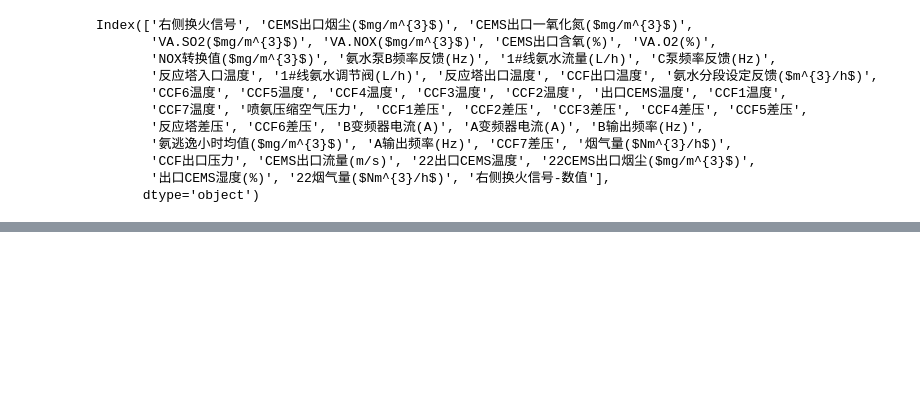
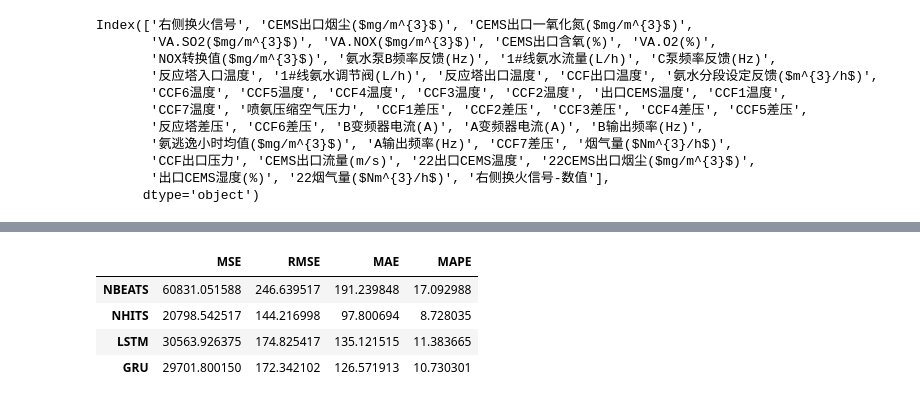
Before and after one commit to silent780/forecast_NO_emisson, a Jupyter notebook: nuraFT.ipynb, the cells around one changed output, grey strips where cells are left out. Cells and saved outputs as stored; diff of their text form; code cells hidden in the pictures; blank space fills up the shorter version.

```diff
--- a/nuraFT.ipynb
+++ b/nuraFT.ipynb
@@ -147,0 +240,18 @@ ax.grid()
+# %%
+def get_model_name(Y_hat_df):
+    columns = Y_hat_df.columns
+    model_names = []
+    for column in columns:
+        if column.isupper():
+            model_names.append(column)
+    return model_names
+
+Y_hat_org = Y_hat_df.dropna()
+all_model_result = {}
+for model_name in get_model_name(Y_hat_df):
+    y_true = Y_hat_org['y']
+    y_pred = Y_hat_org[model_name]
+    model_evaluate_result = evaluate_forecast(y_true[:2110], y_pred)
+    all_model_result[model_name] = deepcopy(model_evaluate_result)
+
+print(all_model_result)
@@ -147,0 +276,13 @@ ax.grid()
+# %%
+result= pd.concat(all_model_result, axis=0) # 纵向拼接结果
+result.reset_index(level=1, inplace=True) # 修改index
+result.drop('level_1', axis=1, inplace=True) # 删除多余的列
+result.to_csv(r"forecast_result\result.csv")
+# %%
+result
+# %% [output]
+|  | MSE | RMSE | MAE | MAPE |
+| NBEATS | 60831.051588 | 246.639517 | 191.239848 | 17.092988 |
+| NHITS | 20798.542517 | 144.216998 | 97.800694 | 8.728035 |
+| LSTM | 30563.926375 | 174.825417 | 135.121515 | 11.383665 |
+| GRU | 29701.800150 | 172.342102 | 126.571913 | 10.730301 |
```
Also changed, not shown: parts of 9 cells of this notebook, 57 other files.
